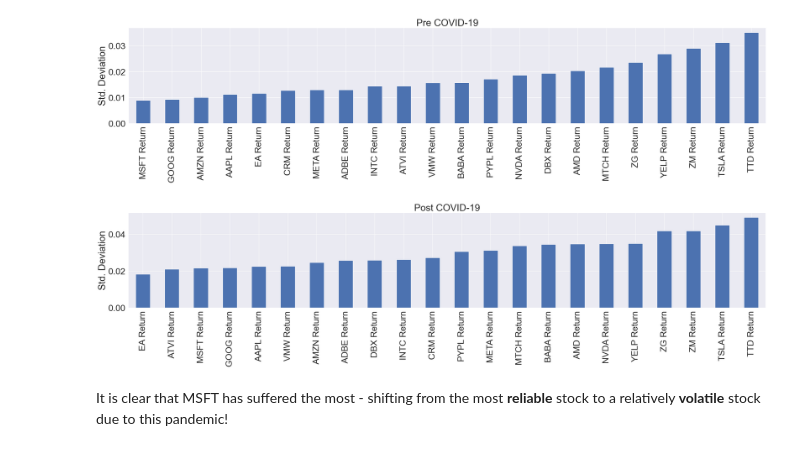
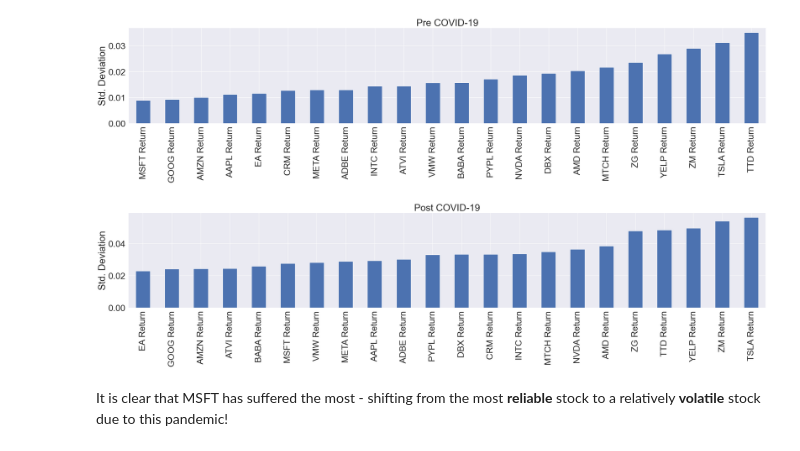
Before and after one commit to atreyid/COVID_19_Tech_Stocks_Analysis, a Jupyter notebook: index.ipynb, the cells around one changed output. Drawn from its saved outputs; the diff is of its cells as text; code cells hidden in the pictures.

```diff
--- a/index.ipynb
+++ b/index.ipynb
@@ -260,14 +260,14 @@ plt.tight_layout()
 # %% [output]
 [figure]
 # %%
-post_corona=returns.loc['2020-01-01':current_date_str].std()
+post_corona=returns.loc['2020-01-01':'2020-12-31'].std()
 sns.set(font_scale=2.5)
 plt.figure(figsize=(30,8))
 post_corona.sort_values().plot.bar(title="Post COVID-19")
 plt.ylabel("Std. Deviation")
 plt.tight_layout()
 # %% [output]
-[figure, old version]
+[figure, new version]
 # %% [markdown]
 It is clear that MSFT has suffered the most - shifting from the most **reliable** stock to a relatively **volatile** stock due to this pandemic!
 # %% [markdown]
```
Also changed, not shown: parts of 7 cells of this notebook.
